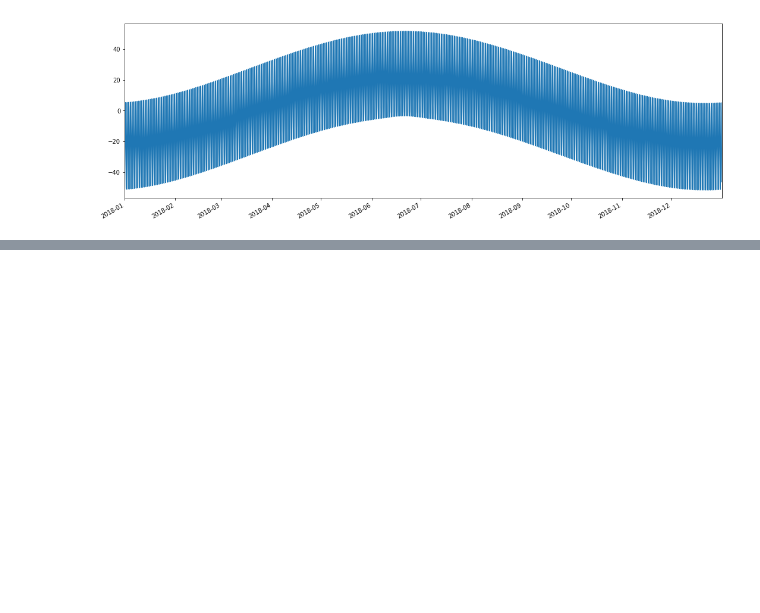
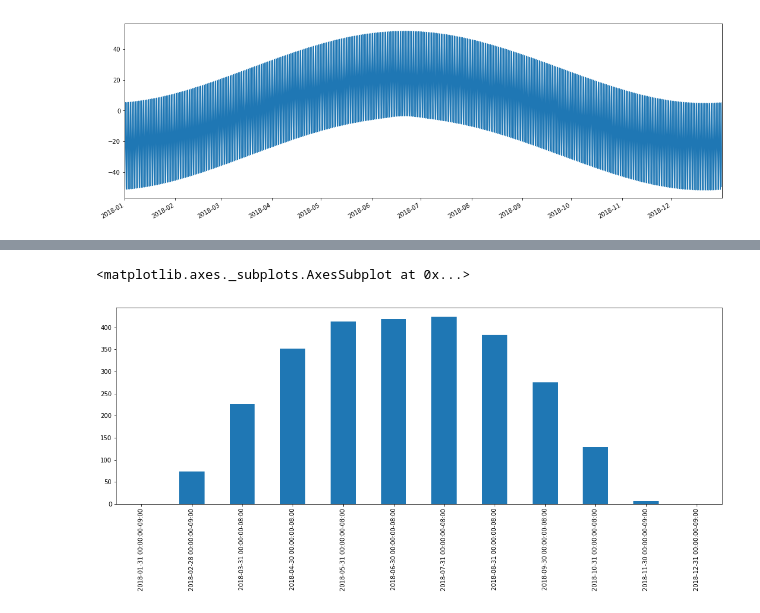
Before and after one commit to malcolmrh/solar-terrain, a Jupyter notebook: scratchbook.ipynb, the cells around one changed output, grey strips where cells are left out. Saved outputs shown, nothing was run; the diff lists cells and outputs as text; code cells hidden in the pictures; blank space fills up the shorter version.

```diff
--- a/scratchbook.ipynb
+++ b/scratchbook.ipynb
@@ -152,0 +186,6 @@ df1.alt.plot(figsize=(18,6))
+# %%
+series_monthlysum = df_viz.groupby(pd.TimeGrouper(freq='M'))['visible'].sum()/6
+series_monthlysum.plot(kind='bar', figsize=(18,6))
+# %% [output]
+<matplotlib.axes._subplots.AxesSubplot at 0x...>
+[figure, added]
```
Also changed, not shown: parts of 24 cells of this notebook, 3 other files.
